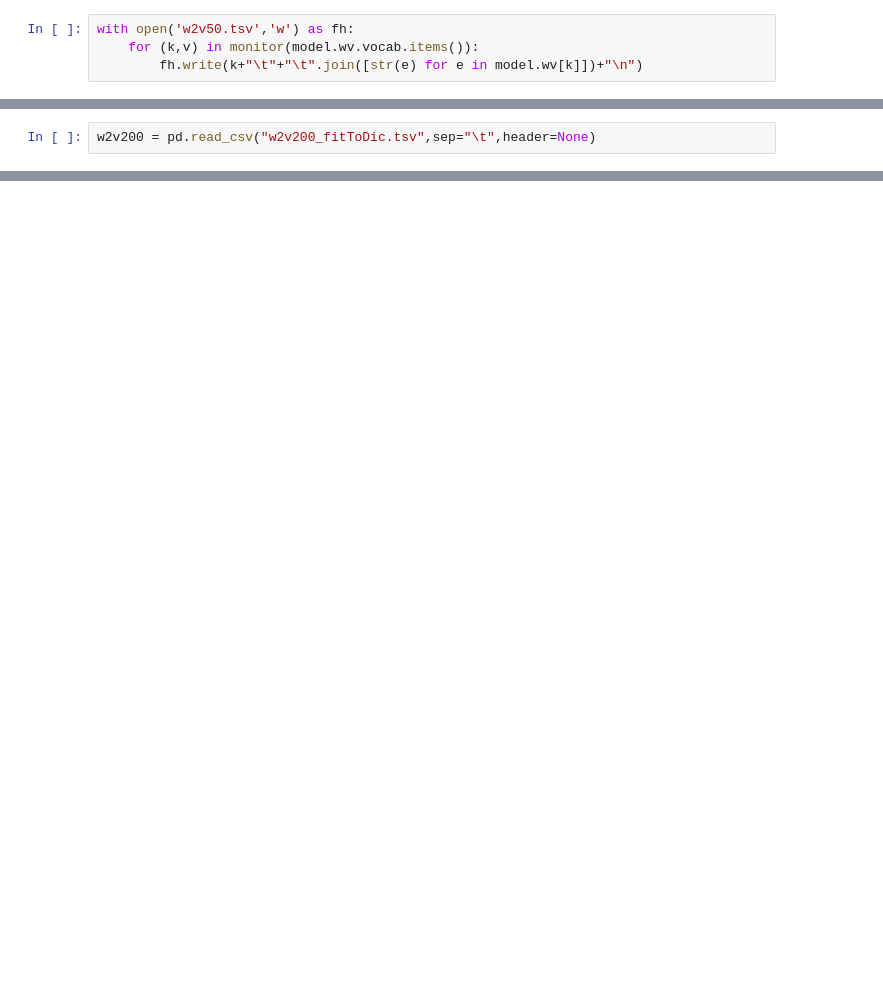
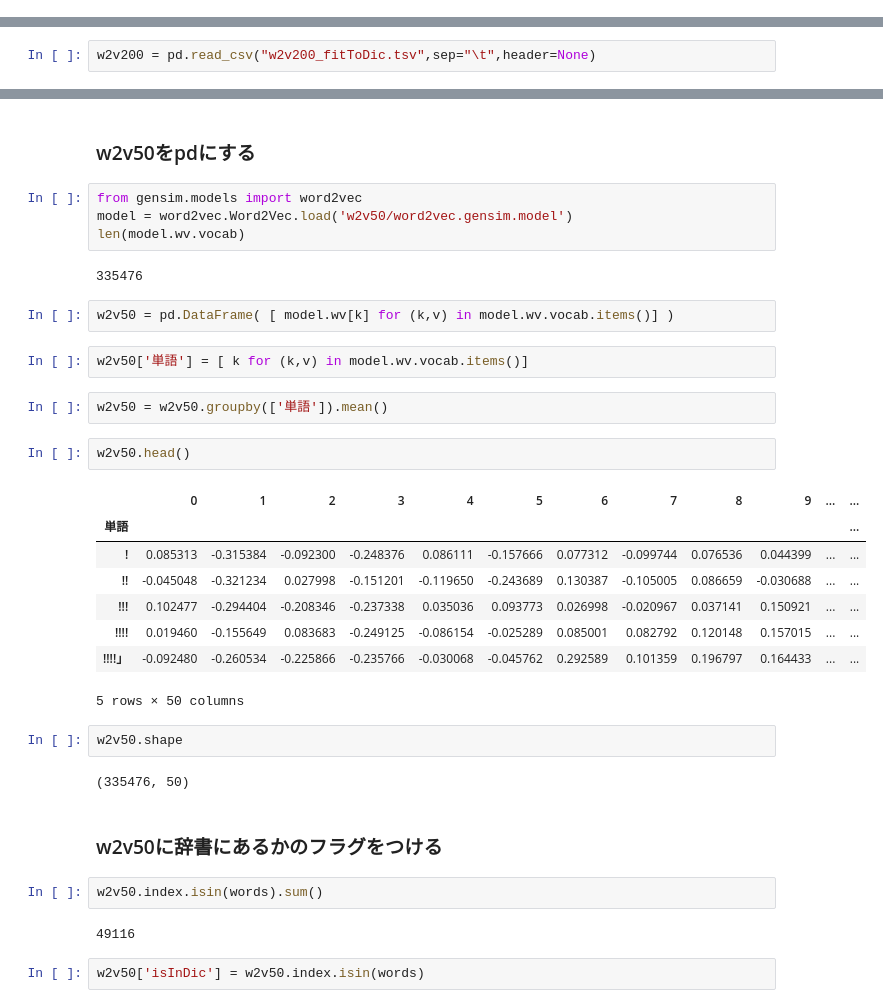
Before and after one commit to ishowta/wovle, a Jupyter notebook: notebooks/10-prepare-w2v-model.ipynb, the cells around one changed output, grey strips where cells are left out. Drawn from its saved outputs; the diff is of its cells as text; blank space fills up the shorter version.

```diff
--- a/notebooks/10-prepare-w2v-model.ipynb
+++ b/notebooks/10-prepare-w2v-model.ipynb
@@ -25,4 +10,0 @@ FileNotFoundError: [Errno 2] No such file or directory: 'w2v50/word2vec.gensim.m
-# %%
-with open('w2v50.tsv','w') as fh:
-    for (k,v) in monitor(model.wv.vocab.items()):
-        fh.write(k+"\t"+"\t".join([str(e) for e in model.wv[k]])+"\n")
@@ -411,0 +85,37 @@ w2v[2].to_pickle('./w2v50all.pd')
+# %% [markdown]
+### w2v50をpdにする
+# %%
+from gensim.models import word2vec
+model = word2vec.Word2Vec.load('w2v50/word2vec.gensim.model')
+len(model.wv.vocab)
+# %% [output]
+335476
+# %%
+w2v50 = pd.DataFrame( [ model.wv[k] for (k,v) in model.wv.vocab.items()] )
+# %%
+w2v50['単語'] = [ k for (k,v) in model.wv.vocab.items()]
+# %%
+w2v50 = w2v50.groupby(['単語']).mean()
+# %%
+w2v50.head()
+# %% [output]
+|  | 0 | 1 | 2 | 3 | 4 | 5 | 6 | 7 | 8 | 9 | ... | ... |
+| 単語 |  |  |  |  |  |  |  |  |  |  |  | ... |
+| ! | 0.085313 | -0.315384 | -0.092300 | -0.248376 | 0.086111 | -0.157666 | 0.077312 | -0.099744 | 0.076536 | 0.044399 | ... | ... |
+| !! | -0.045048 | -0.321234 | 0.027998 | -0.151201 | -0.119650 | -0.243689 | 0.130387 | -0.105005 | 0.086659 | -0.030688 | ... | ... |
+| !!! | 0.102477 | -0.294404 | -0.208346 | -0.237338 | 0.035036 | 0.093773 | 0.026998 | -0.020967 | 0.037141 | 0.150921 | ... | ... |
+| !!!! | 0.019460 | -0.155649 | 0.083683 | -0.249125 | -0.086154 | -0.025289 | 0.085001 | 0.082792 | 0.120148 | 0.157015 | ... | ... |
+| !!!!」 | -0.092480 | -0.260534 | -0.225866 | -0.235766 | -0.030068 | -0.045762 | 0.292589 | 0.101359 | 0.196797 | 0.164433 | ... | ... |
+5 rows × 50 columns
+# %%
+w2v50.shape
+# %% [output]
+(335476, 50)
+# %% [markdown]
+### w2v50に辞書にあるかのフラグをつける
+# %%
+w2v50.index.isin(words).sum()
+# %% [output]
+49116
+# %%
+w2v50['isInDic'] = w2v50.index.isin(words)
```
Also changed, not shown: parts of 90 cells of this notebook, 23 other files.
